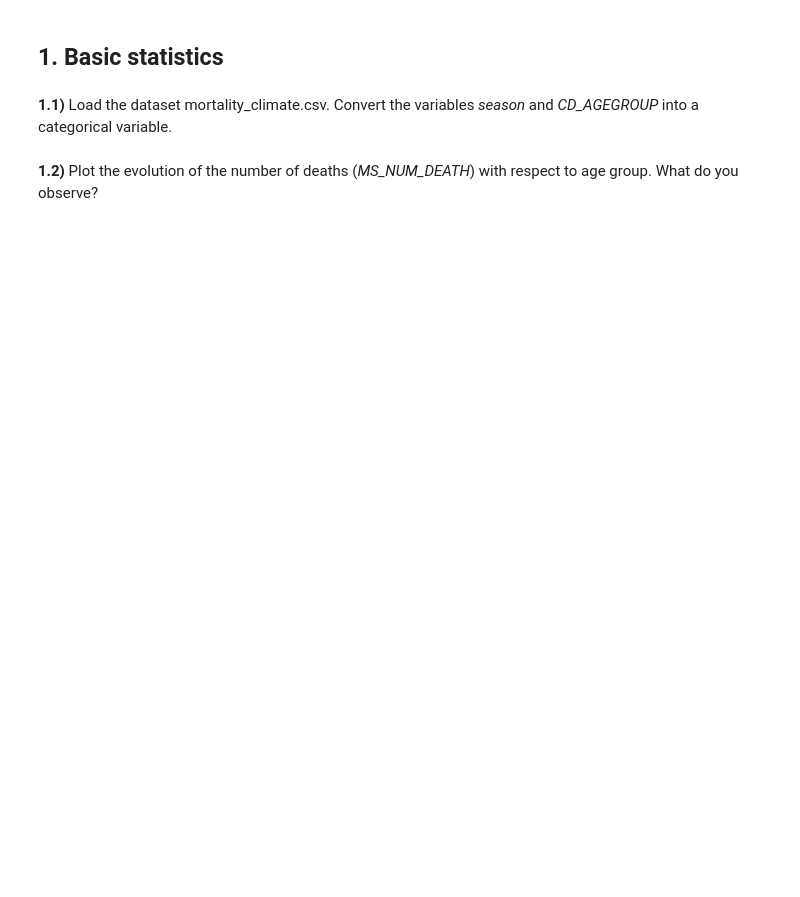
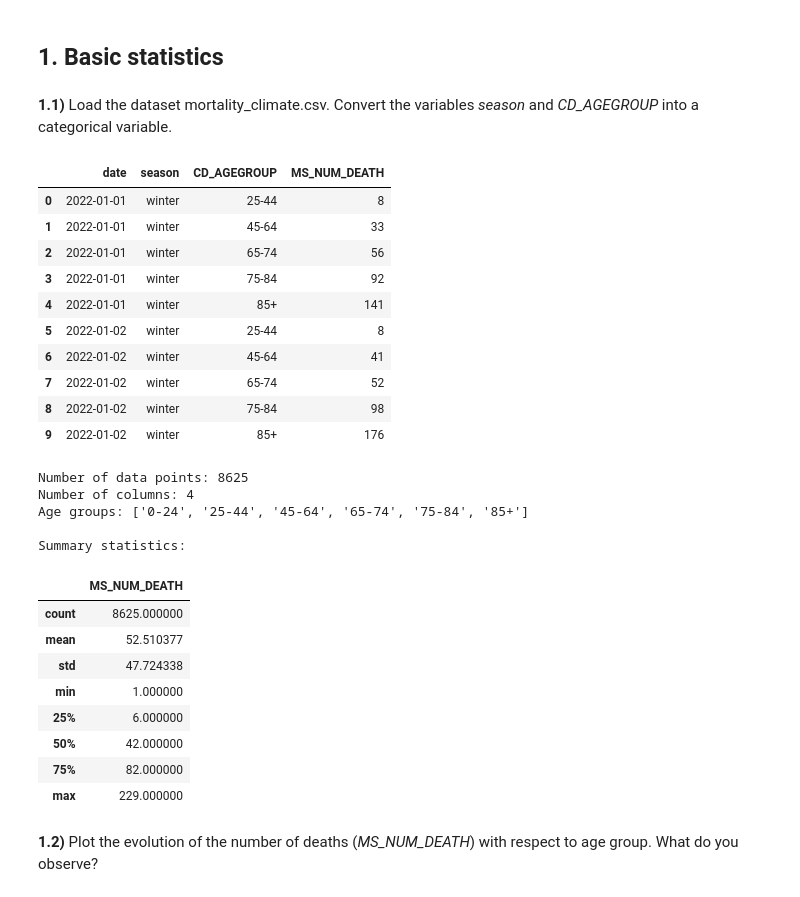
Before and after one commit to NJurquet/lepl1109-hackatons, a Jupyter notebook: Hackathon_1_-_Statistics/Hackathon_26_27.ipynb, the cells around one changed output. Cells and saved outputs as stored; diff of their text form; code cells hidden in the pictures; blank space fills up the shorter version.

```diff
--- a/Hackathon_1_-_Statistics/Hackathon_26_27.ipynb
+++ b/Hackathon_1_-_Statistics/Hackathon_26_27.ipynb
@@ -46,6 +52,49 @@ In this section, we analyze the relationship between mortality, age groups, and
 **1.1)** Load the dataset mortality\_climate.csv. Convert the variables *season* and *CD\_AGEGROUP* into a categorical variable.
 # %%
 # Code here
+mortality = pd.read_csv("mortality_climate.csv")
+
+display(mortality.head(n=10))  # Display the first 10 rows of the dataset
+print(f"Number of data points: {mortality.shape[0]}")
+print(f"Number of columns: {mortality.shape[1]}")
+print(f"Age groups: {sorted(mortality['CD_AGEGROUP'].unique().tolist())}")
+print("\nSummary statistics:")
+display(mortality.describe())
+
+# Convert the "date" column to datetime format
+mortality = mortality.assign(date=pd.to_datetime(mortality["date"]))
+
+season_categories = sorted(mortality["season"].unique().tolist())
+season = pd.Categorical(mortality["season"], categories=season_categories, ordered=True)
+age_group_categories = sorted(mortality["CD_AGEGROUP"].unique().tolist())
+age_group = pd.Categorical(mortality["CD_AGEGROUP"], categories=age_group_categories, ordered=True)
+num_deaths = mortality["MS_NUM_DEATH"]
+# %% [output]
+|  | date | season | CD_AGEGROUP | MS_NUM_DEATH |
+| 0 | 2022-01-01 | winter | 25-44 | 8 |
+| 1 | 2022-01-01 | winter | 45-64 | 33 |
+| 2 | 2022-01-01 | winter | 65-74 | 56 |
+| 3 | 2022-01-01 | winter | 75-84 | 92 |
+| 4 | 2022-01-01 | winter | 85+ | 141 |
+| 5 | 2022-01-02 | winter | 25-44 | 8 |
+| 6 | 2022-01-02 | winter | 45-64 | 41 |
+| 7 | 2022-01-02 | winter | 65-74 | 52 |
+| 8 | 2022-01-02 | winter | 75-84 | 98 |
+| 9 | 2022-01-02 | winter | 85+ | 176 |
+Number of data points: 8625
+Number of columns: 4
+Age groups: ['0-24', '25-44', '45-64', '65-74', '75-84', '85+']
+
+Summary statistics:
+|  | MS_NUM_DEATH |
+| count | 8625.000000 |
+| mean | 52.510377 |
+| std | 47.724338 |
+| min | 1.000000 |
+| 25% | 6.000000 |
+| 50% | 42.000000 |
+| 75% | 82.000000 |
+| max | 229.000000 |
 # %% [markdown]
 **1.2)** Plot the evolution of the number of deaths (*MS\_NUM\_DEATH*) with respect to age group. What do you observe?
 # %%
```
Also changed, not shown: parts of 6 cells of this notebook.
